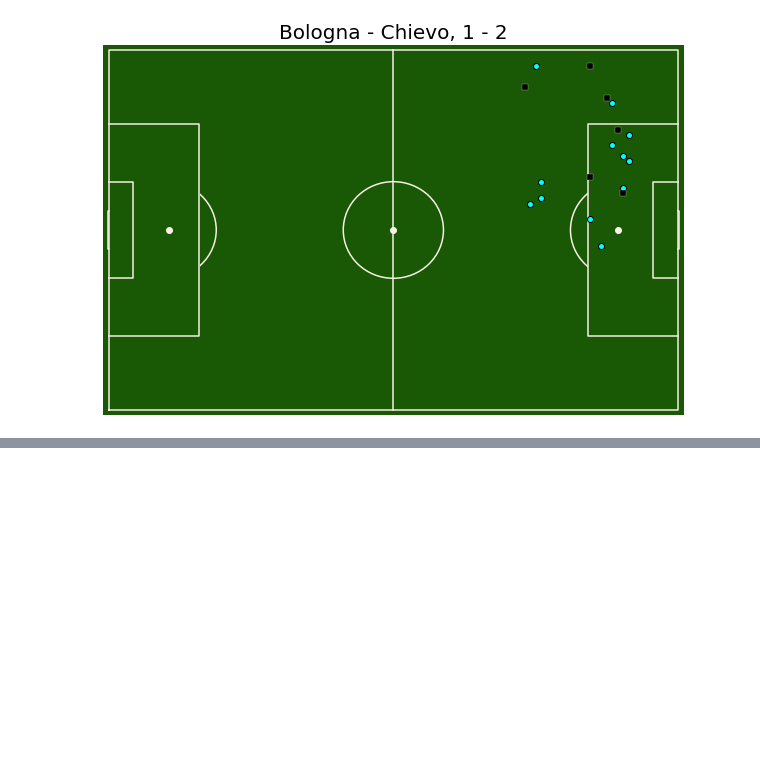
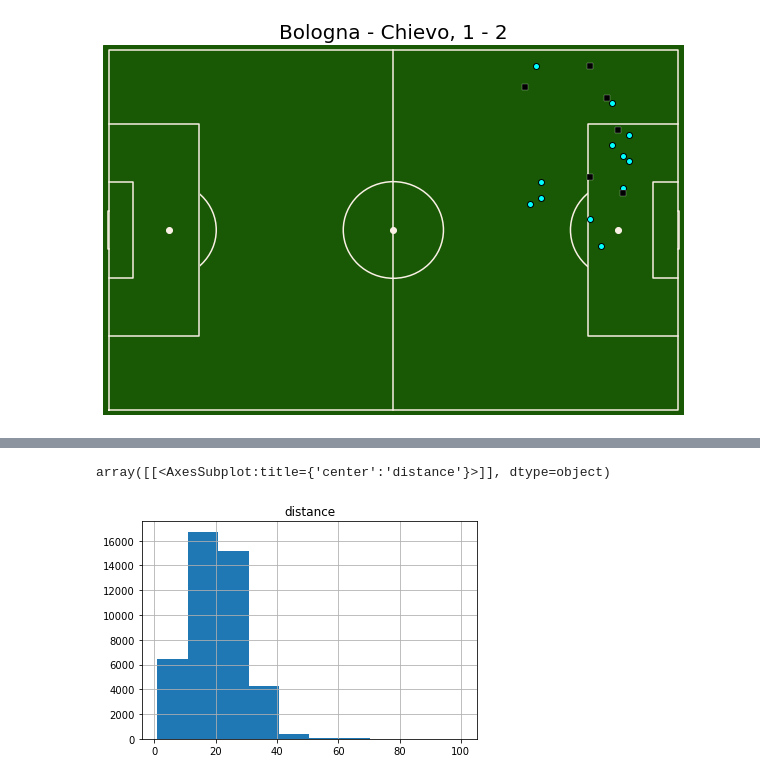
Before and after one commit to andysalitre/DSCI303-FinalProject, a Jupyter notebook: EDA/InitialAnalysis.ipynb, the cells around one changed output, grey strips where cells are left out. Cells and saved outputs as stored; diff of their text form; code cells hidden in the pictures; blank space fills up the shorter version.

```diff
--- a/EDA/InitialAnalysis.ipynb
+++ b/EDA/InitialAnalysis.ipynb
@@ -347,0 +433,5 @@ df_team_2_shots
+# %%
+import math
+eventsDf["x2"] = 100
+eventsDf["y2"] = 50
+eventsDf["distance"] = np.sqrt(np.power(eventsDf["x2"] - eventsDf["x"], 2) + np.power(eventsDf["y2"] - eventsDf["y"], 2))
@@ -347,0 +454,5 @@ df_team_2_shots
+# %%
+eventsDf.hist("distance")
+# %% [output]
+array([[<AxesSubplot:title={'center':'distance'}>]], dtype=object)
+[figure, added]
```
Also changed, not shown: parts of 11 cells of this notebook.
